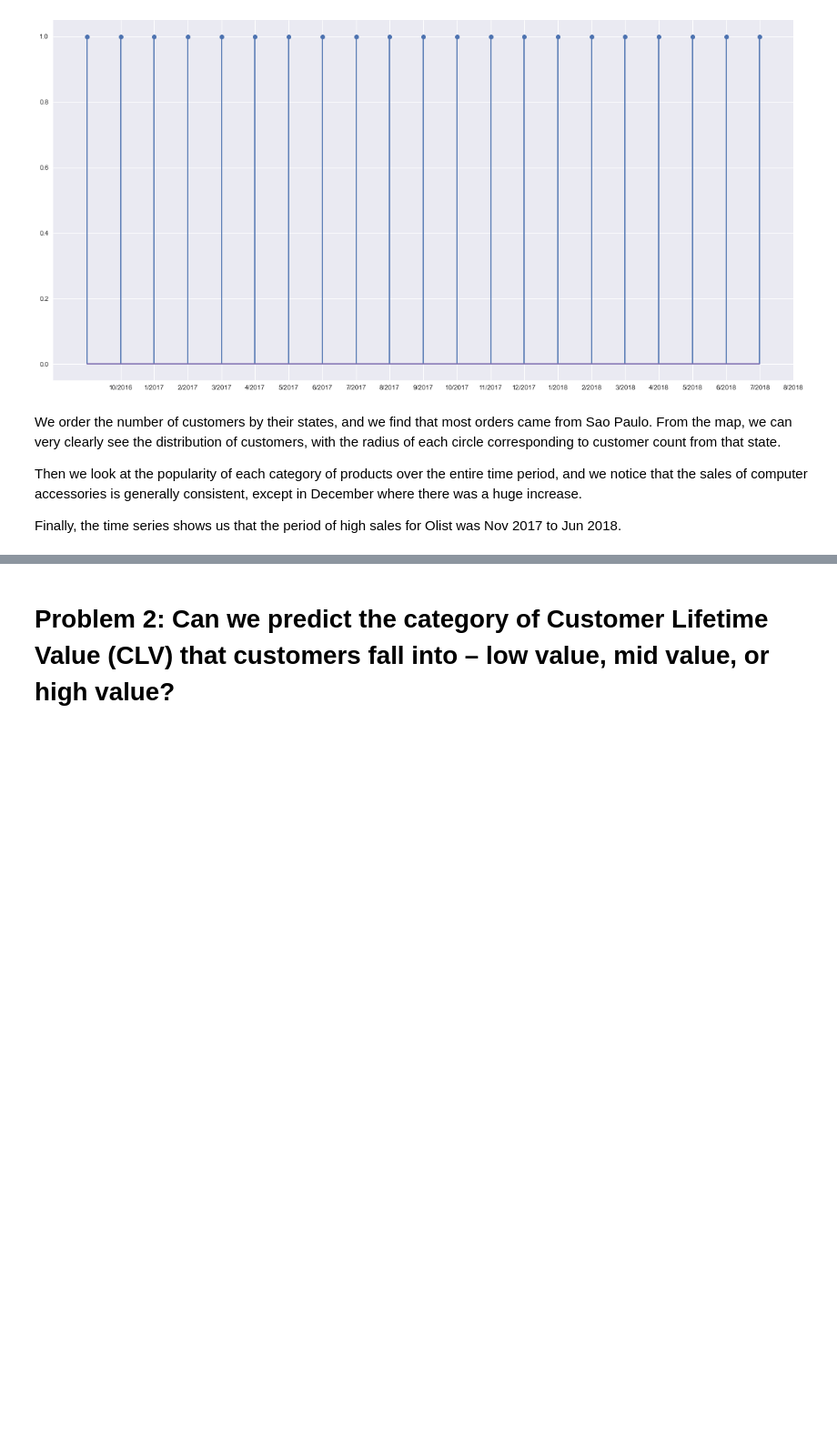
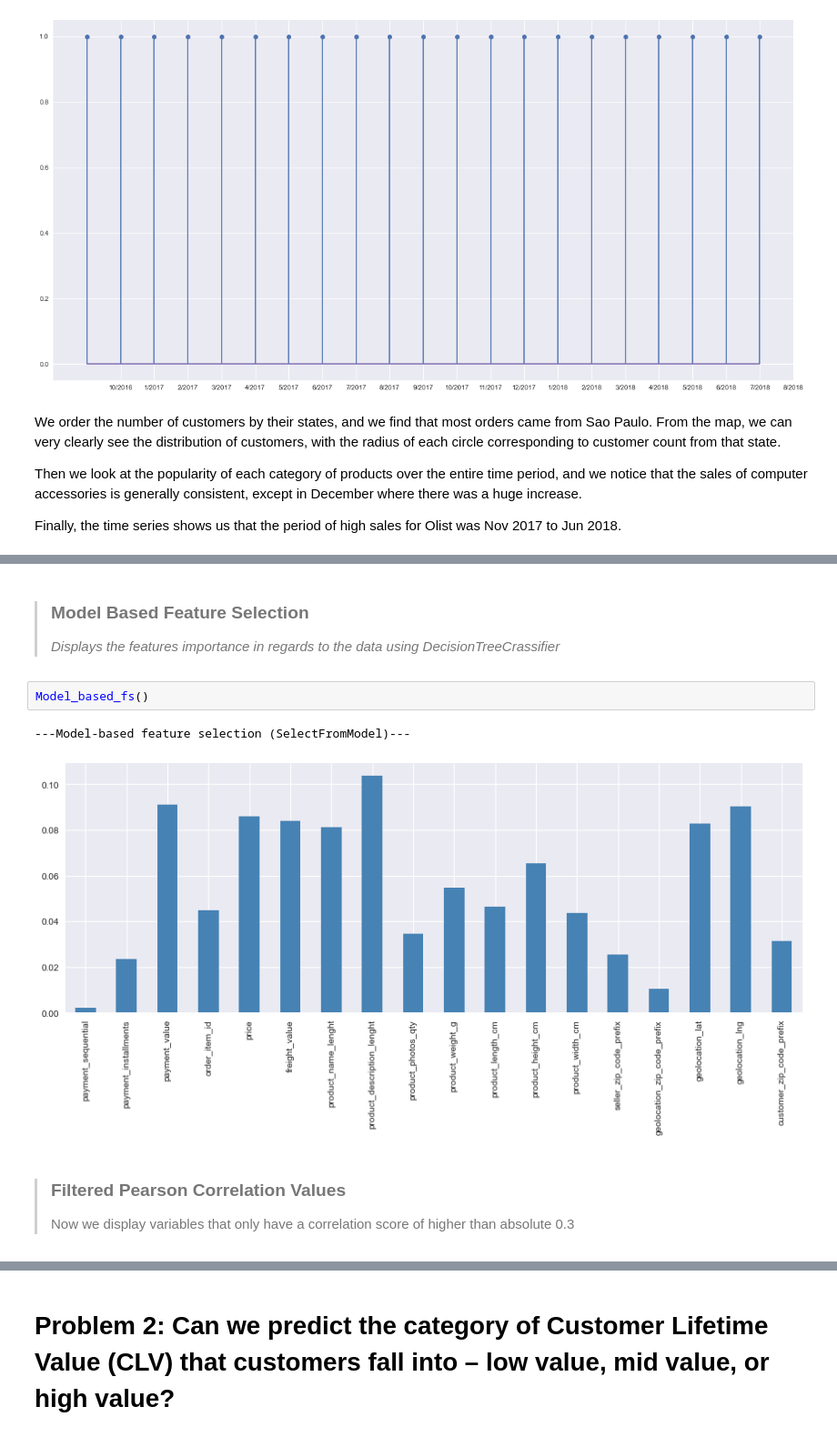
Before and after one commit to peilunnn/CZ1115-DS-Project, a Jupyter notebook: Olist_Master_Notebook.ipynb, the cells around one changed output, grey strips where cells are left out. Shown: that part at 91% size. Cells and saved outputs as stored; diff of their text form; blank space fills up the shorter version.

Commit message:
Part 1
feature selection and regression

```diff
--- a/Olist_Master_Notebook.ipynb
+++ b/Olist_Master_Notebook.ipynb
@@ -61,0 +101,11 @@ Finally, the time series shows us that the period of high sales for Olist was No
+# %% [markdown]
+> ### Model Based Feature Selection
+> *Displays the features importance in regards to the data using DecisionTreeCrassifier*
+# %%
+Model_based_fs()
+# %% [output]
+---Model-based feature selection (SelectFromModel)---
+[figure, added]
+# %% [markdown]
+> ### Filtered Pearson Correlation Values
+> Now we display variables that only have a correlation score of higher than absolute 0.3
```
Also changed, not shown: parts of 21 cells of this notebook.
